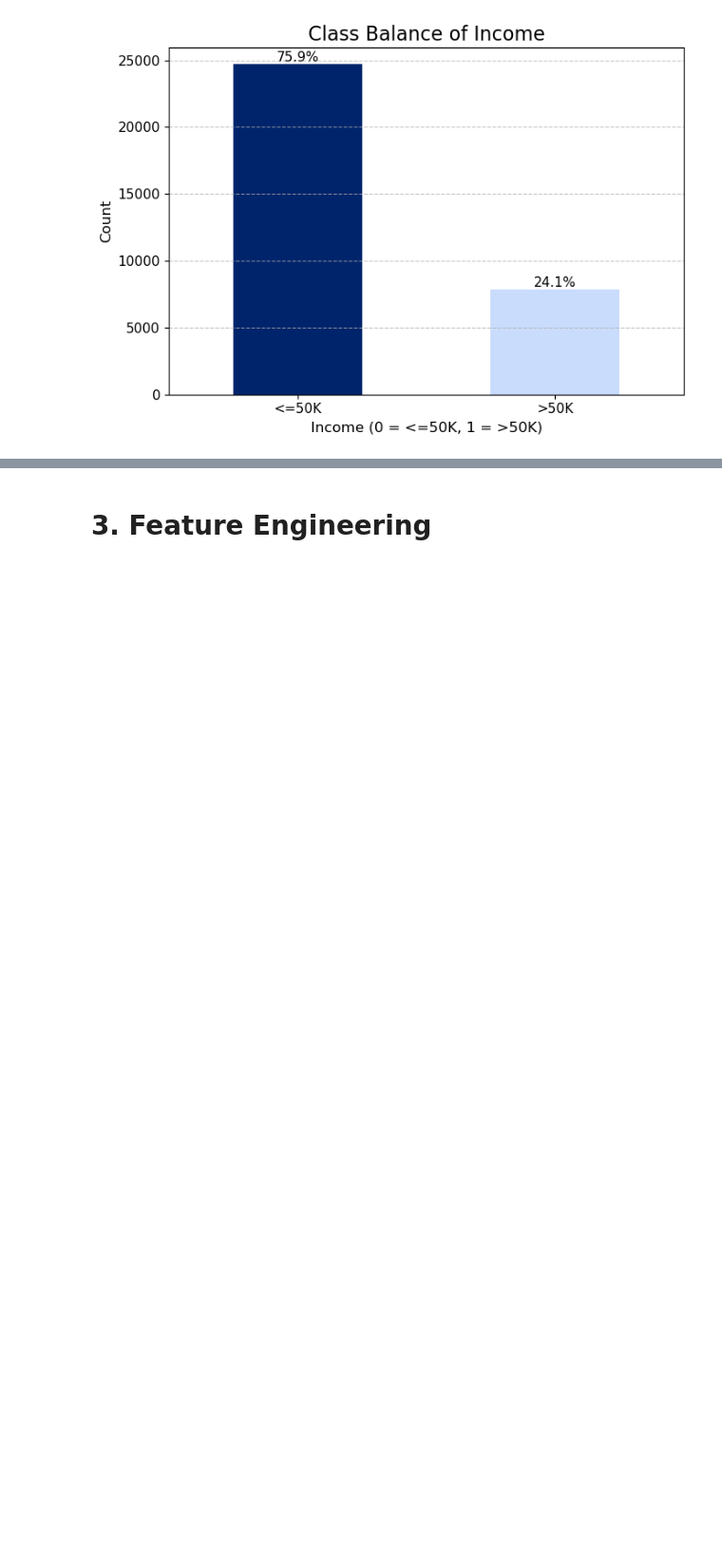
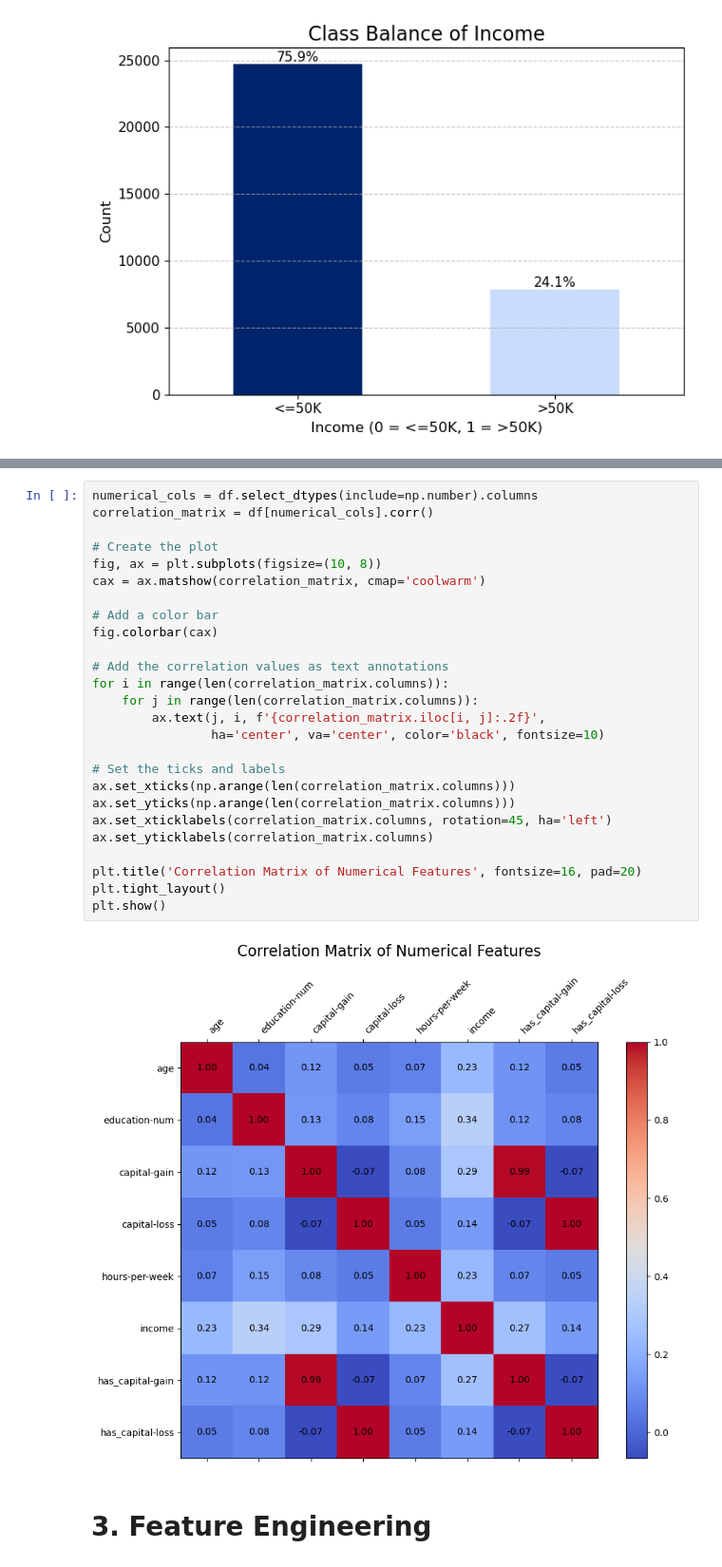
Before and after one commit to jnn-mllr/AML---final-project, a Jupyter notebook: notebooks/main.ipynb, the cells around one changed output, grey strips where cells are left out. Shown at 95% size. Drawn from its saved outputs; the diff is of its cells as text; blank space fills up the shorter version.

```diff
--- a/notebooks/main.ipynb
+++ b/notebooks/main.ipynb
@@ -283,3 +288,31 @@ plt.show()
+# %%
+numerical_cols = df.select_dtypes(include=np.number).columns
+correlation_matrix = df[numerical_cols].corr()
+
+# Create the plot
+fig, ax = plt.subplots(figsize=(10, 8))
+cax = ax.matshow(correlation_matrix, cmap='coolwarm')
+
+# Add a color bar
+fig.colorbar(cax)
+
+# Add the correlation values as text annotations
+for i in range(len(correlation_matrix.columns)):
+    for j in range(len(correlation_matrix.columns)):
+        ax.text(j, i, f'{correlation_matrix.iloc[i, j]:.2f}',
+                ha='center', va='center', color='black', fontsize=10)
+
+# Set the ticks and labels
+ax.set_xticks(np.arange(len(correlation_matrix.columns)))
+ax.set_yticks(np.arange(len(correlation_matrix.columns)))
+ax.set_xticklabels(correlation_matrix.columns, rotation=45, ha='left')
+ax.set_yticklabels(correlation_matrix.columns)
+
+plt.title('Correlation Matrix of Numerical Features', fontsize=16, pad=20)
+plt.tight_layout()
+plt.show()
+# %% [output]
+[figure, added]
 # %% [markdown]
 
 # 3. Feature Engineering
```
Also changed, not shown: parts of 21 cells of this notebook.
